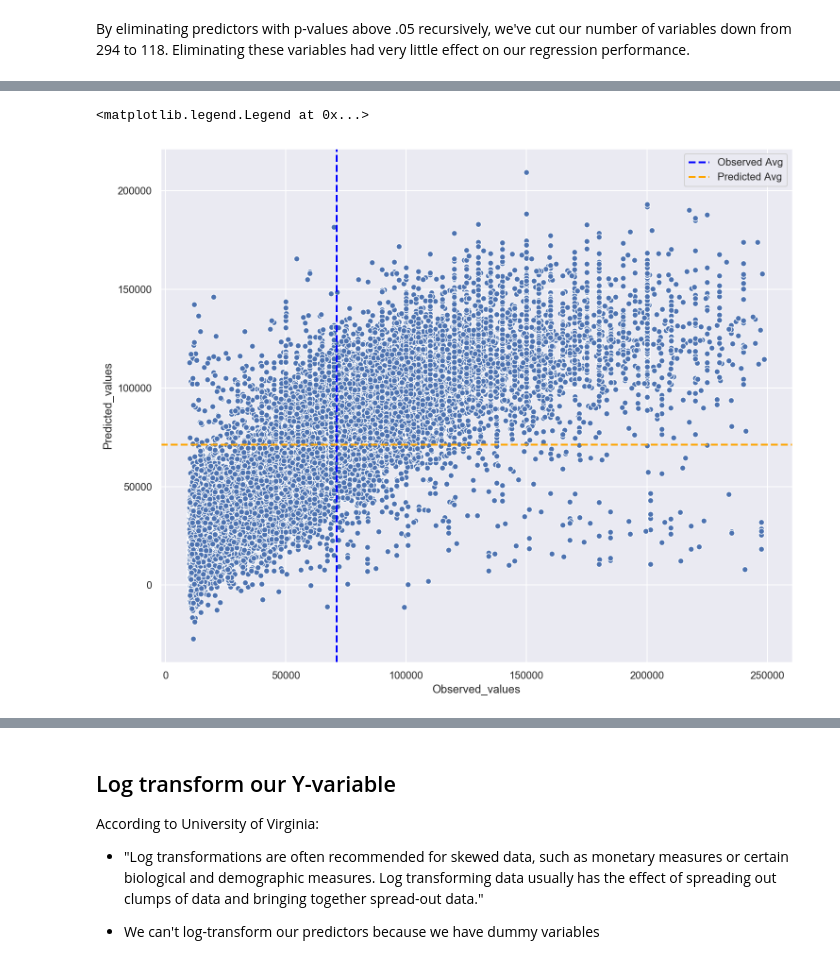
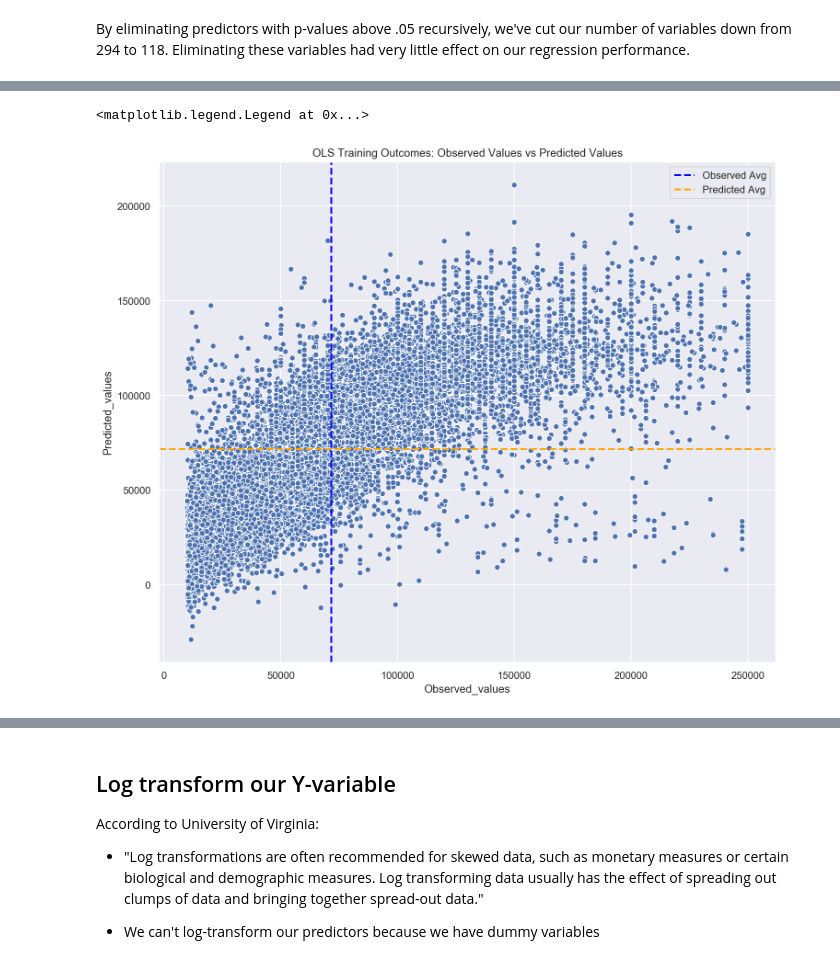
Before and after one commit to KennyMiyasato/developer_salary_predictor, a Jupyter notebook: charlie/charlie_index.ipynb, the cells around one changed output, grey strips where cells are left out. Saved outputs shown, nothing was run; the diff lists cells and outputs as text; code cells hidden in the pictures.

```diff
--- a/charlie/charlie_index.ipynb
+++ b/charlie/charlie_index.ipynb
@@ -60,6 +36,11 @@ After setting our X and Y variables, we're ready to being our linear regression.
 - First we solve for the ordinary least squares regression and return performance metrics, coefficient values, and predicted vs observed outcomes.
 - Next, the recursive ols function will run the regression, elimnate any coeffecients with a p-value above .05, and run the regression again.
     - This will repeat until all coefficients have an an acceptable p-value.
+# %%
+raw_data = pd.read_csv('/Users/schlinkertc/Flatiron/projects/mod4_project/developer_survey_2019/survey_results_public.csv')
+
+dataframe_class = CleanDataframe(raw_data)
+df = dataframe_class.cleaned_df
 # %%
 # set X and Y
 X = df.drop(columns=['Respondent','ConvertedComp'])
@@ -100,11 +83,15 @@ comparison
 # %%
+sns.set(rc={'figure.figsize':(12,10)})
+
 sns.scatterplot(x=recursive_outcomes['Observed_values'],y=recursive_outcomes['Predicted_values'])
 plt.axvline(recursive_outcomes['Observed_values'].mean(),color='blue', linestyle='--', lw=2,label='Observed Avg')
 plt.axhline(recursive_outcomes['Predicted_values'].mean(),color='orange', linestyle='--', lw=2,label='Predicted Avg')
+
+plt.title("OLS Training Outcomes: Observed Values vs Predicted Values")
 plt.legend()
 # %% [output]
 <matplotlib.legend.Legend at 0x...>
-[figure, old version]
+[figure, new version]
 # %%
 # Check residuals for normality
 sns.distplot(recursive_outcomes['Residuals'])
```
Also changed, not shown: parts of 88 cells of this notebook.
